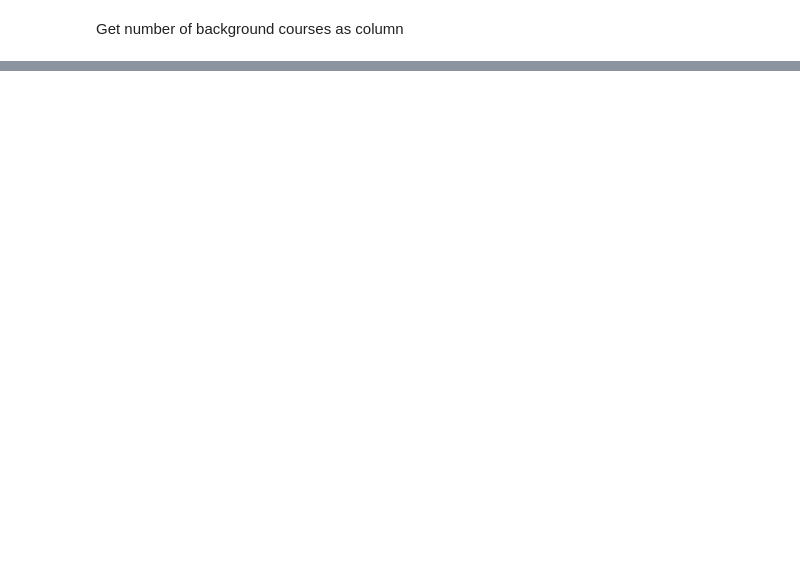
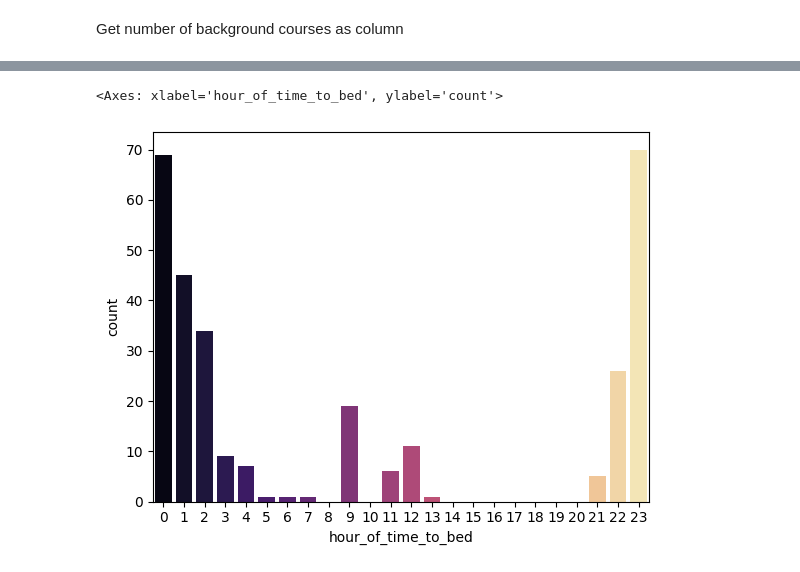
Before and after one commit to pshreyasv100/dmt-assignment-1, a Jupyter notebook: A1_collab.ipynb, the cells around one changed output, grey strips where cells are left out. Cells and saved outputs as stored; diff of their text form; code cells hidden in the pictures; blank space fills up the shorter version.

```diff
--- a/A1_collab.ipynb
+++ b/A1_collab.ipynb
@@ -743,6 +724,25 @@ df.head()
 column = df.pop('background_knowledge')
 new_position = 6
 df.insert(new_position, 'background_knowledge', column)
+# %%
+# Mapping the stress levels to a categorical attribute indicated by
+# low(0-34) , med(35-64), high(65-100)
+
+def _map_stress_to_category(x):
+
+    if x >=0 and  x < 60:
+        return 'low'
+    # elif x >= 35 and x  < 65:
+    #     return 'med'
+    else:
+        return 'high'
+
+df['stress_level'] = df['stresslevel'].apply(_map_stress_to_category)
+# %%
+sns.countplot(data=df, x='hour_of_time_to_bed', order=hour_order,palette='magma')
+# %% [output]
+<Axes: xlabel='hour_of_time_to_bed', ylabel='count'>
+[figure, added]
 # %%
 df.head()
 # %% [output]
```
Also changed, not shown: parts of 42 cells of this notebook, 1 other file.
